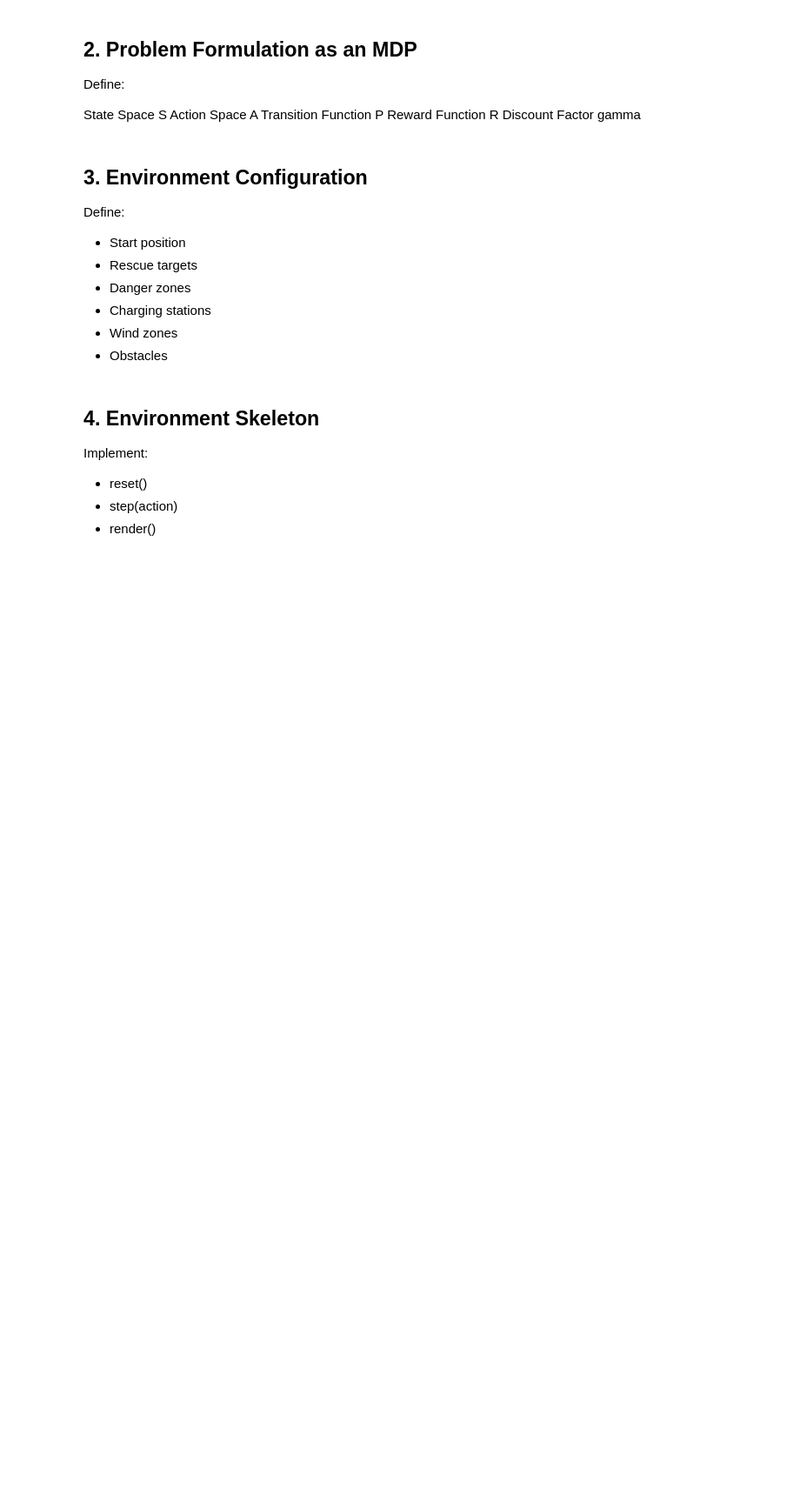
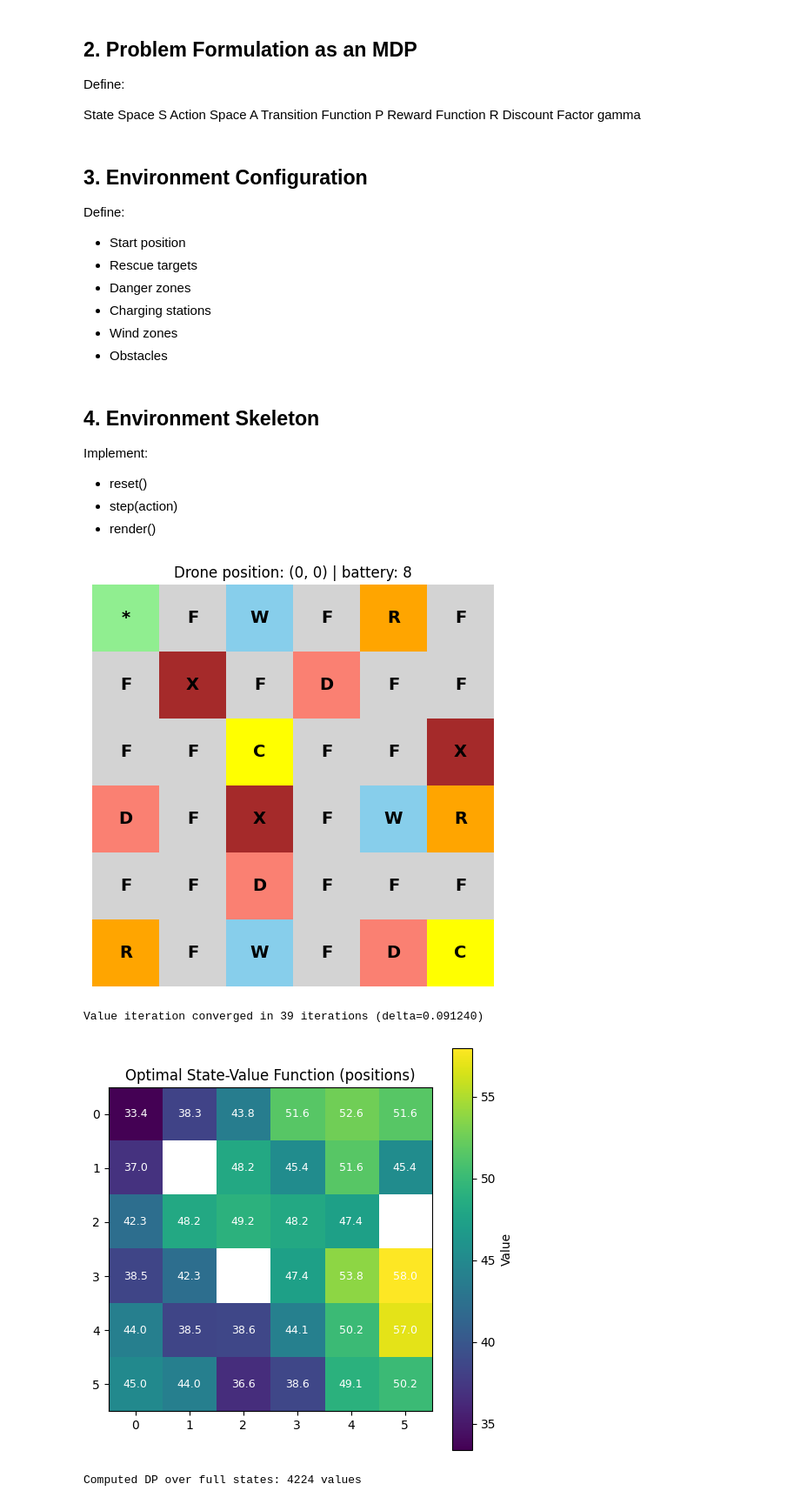
Before and after one commit to ajit-sv/drl-autonomous-drone-rescue, a Jupyter notebook: Autonomous_Drone_Rescue_DP_Skeleton.ipynb, the cells around one changed output. Shown at 87% size. Drawn from its saved outputs; the diff is of its cells as text; code cells hidden in the pictures; blank space fills up the shorter version.

Commit message:
Added logic to compute value function

```diff
--- a/Autonomous_Drone_Rescue_DP_Skeleton.ipynb
+++ b/Autonomous_Drone_Rescue_DP_Skeleton.ipynb
@@ -188,0 +344,10 @@ class DroneRescueEnvironment:
+# %%
+dre = DroneRescueEnvironment(GRID, GRID_SIZE, WIND_PROBABILITY, 8, MAX_BATTERY)
+dre.render()
+V, policy = dre.value_iteration(gamma=0.9, tol=1e-1, max_iters=1000, visualize=True)
+print("Computed DP over full states:", len(V), "values")
+# %% [output]
+[figure, added]
+Value iteration converged in 39 iterations (delta=0.091240)
+[figure, added]
+Computed DP over full states: 4224 values
```
Also changed, not shown: parts of 2 cells of this notebook.
